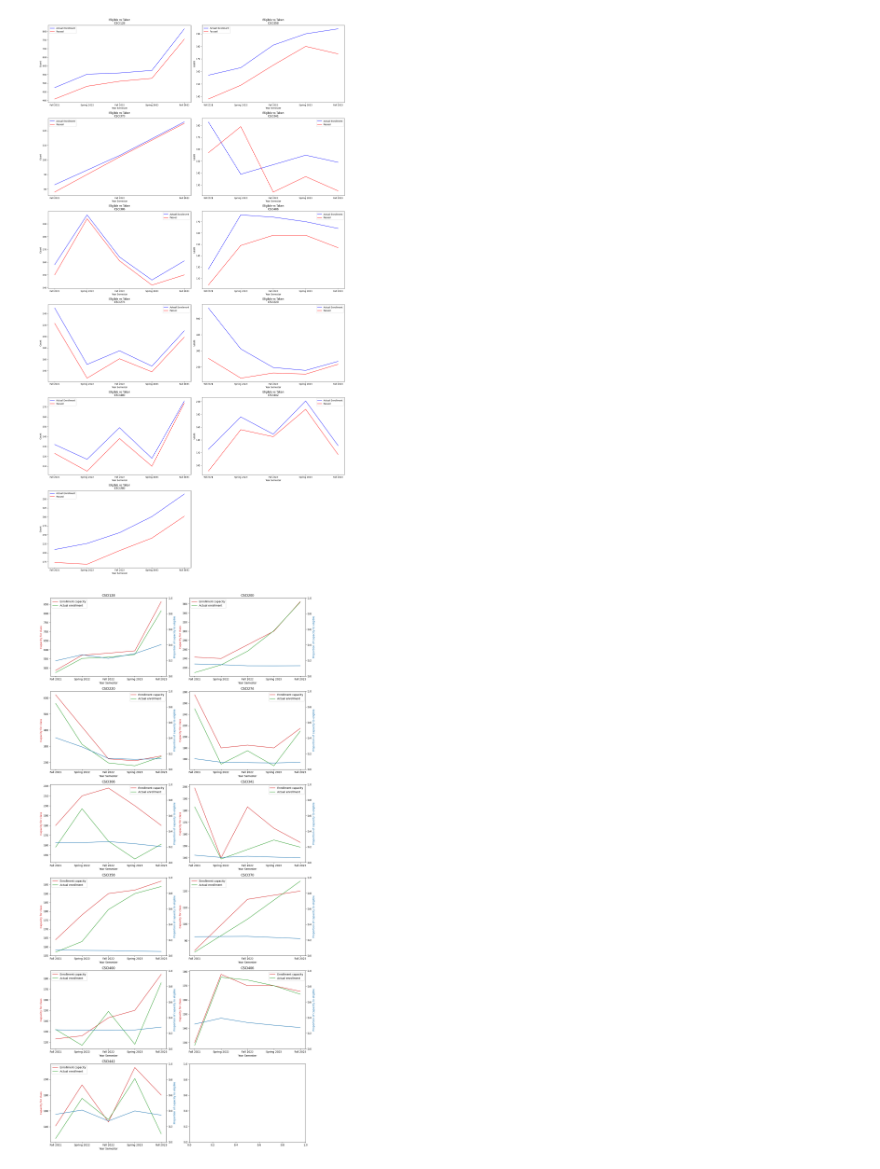
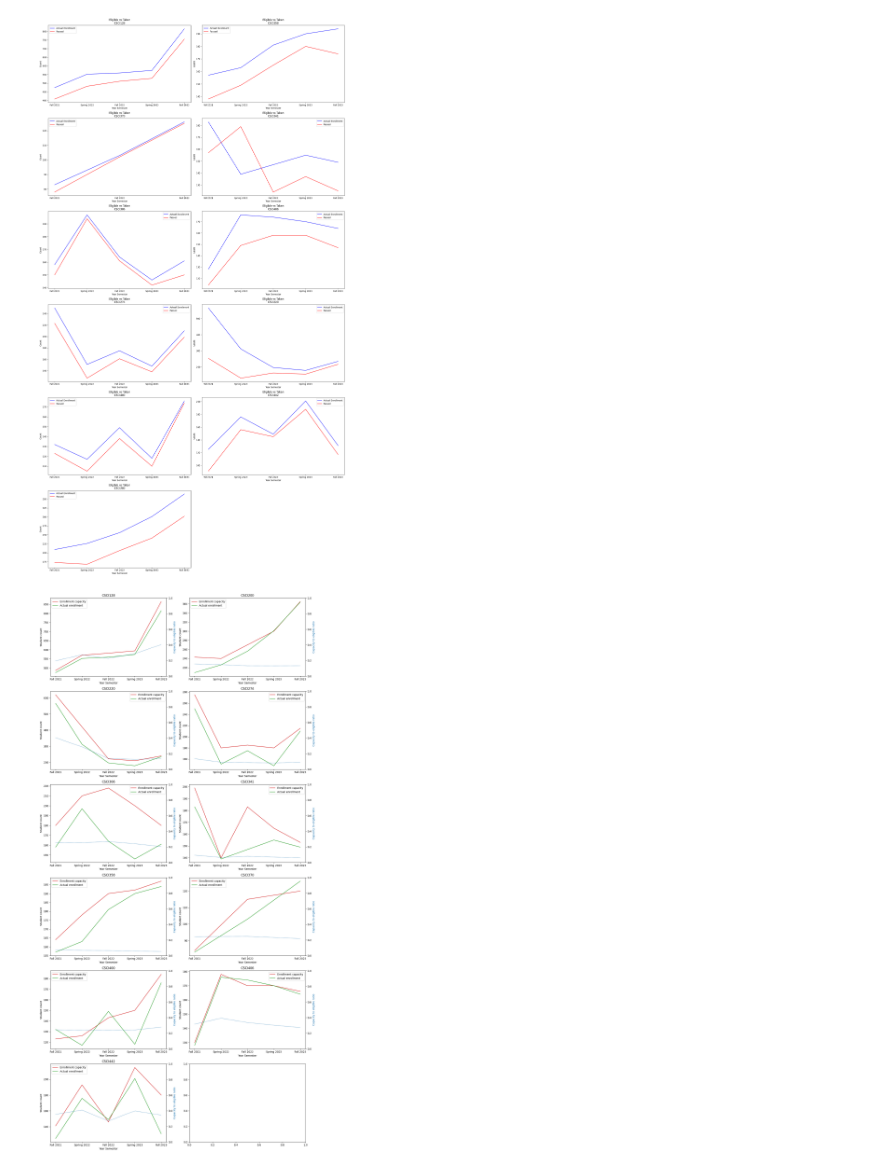
Before and after one commit to ifrycolorado/Enrollment_Project, a Jupyter notebook: src/scraping_visualization.ipynb, the cells around one changed output. Drawn from its saved outputs; the diff is of its cells as text; code cells hidden in the pictures.

```diff
--- a/src/scraping_visualization.ipynb
+++ b/src/scraping_visualization.ipynb
@@ -146,7 +146,7 @@ display(final_df)
 | 3 | 865 | 815 | 50 | 35 | 0 | 35 | 0 | 0 | 0 | 128 | COMPUTER SCIENCE FOR STEM | ... |
 | 24 | 215 | 210 | 5 | 75 | 0 | 75 | 0 | 0 | 0 | 274 | INTRODUCTION TO THE LINUX OPERATI... | ... |
 # %%
-# Assuming final_df is already defined
+ordered_classes = sorted(final_df['Class'].unique())
 
 def plot_actual_to_passed(df, class_name, ax):
     plot_df = df[df['Class'] == class_name]
@@ -171,7 +171,7 @@ fig, axs = plt.subplots(num_rows, 2, figsize=(20, 6 * num_rows))
 axs = axs.flatten()  # Flatten the array for easy iteration
 
 # Loop through each class and plot
-for i, cl in enumerate(final_df['Class'].unique()):
+for i, cl in enumerate(ordered_classes):
     plot_actual_to_passed(final_df, cl, axs[i])
 
 # Adjust layout
@@ -200,34 +200,37 @@ axs = axs.flatten()  # Flatten the array for easy iteration
 for i, cl in enumerate(ordered_classes):
     temp_df = final_df[final_df['Class'] == cl]
     temp_df.loc[:, 'Act'] = temp_df['Act'].astype(int)
     temp_df.loc[:, 'Passed'] = temp_df['Passed'].astype(int)
 
     # Select the subplot
     ax1 = axs[i]
     color = 'tab:red'
     ax1.set_xlabel('Year Semester')
-    ax1.set_ylabel('Capacity for class', color=color)
+    ax1.set_ylabel('Student count')
     ax1.plot(temp_df['Year_Semester'], temp_df['Cap'], color=color, label='Enrollment capacity')
     ax1.plot(temp_df['Year_Semester'], temp_df['Act'], color='tab:green', label='Actual enrollment')
 
     # add legend
     ax1.legend()
 
     # Create a secondary y-axis
     ax2 = ax1.twinx()
     color = 'tab:blue'
-    ax2.set_ylabel('Proportion of capacity to eligible', color=color)
+    ax2.set_ylabel('Capacity to eligible ratio', color=color)
     ax2.set_ylim(0, 1)
-    ax2.plot(temp_df['Year_Semester'], temp_df['Cap'] / temp_df['Eligible'], color=color, label='Capacity / eligible')
+    ax2.plot(temp_df['Year_Semester'], temp_df['Cap'] / temp_df['Eligible'], color=color, label='Capacity / eligible', linestyle = 'dotted')
 
     # Set title for each subplot
     ax1.set_title(f'{cl}')
 
 # Adjust layout
 fig.tight_layout()
 
 # Hide unused subplots if the number of classes is odd
 if num_classes % 2 != 0:
     axs[-1]
+
+# save figure at high quality
+plt.savefig('../images/eligible_vs_capacity.png', dpi=300)
 # %% [output]
-[figure, old version]
+[figure, new version]
```
Also changed, not shown: parts of 1 cell of this notebook, 8 other files.
